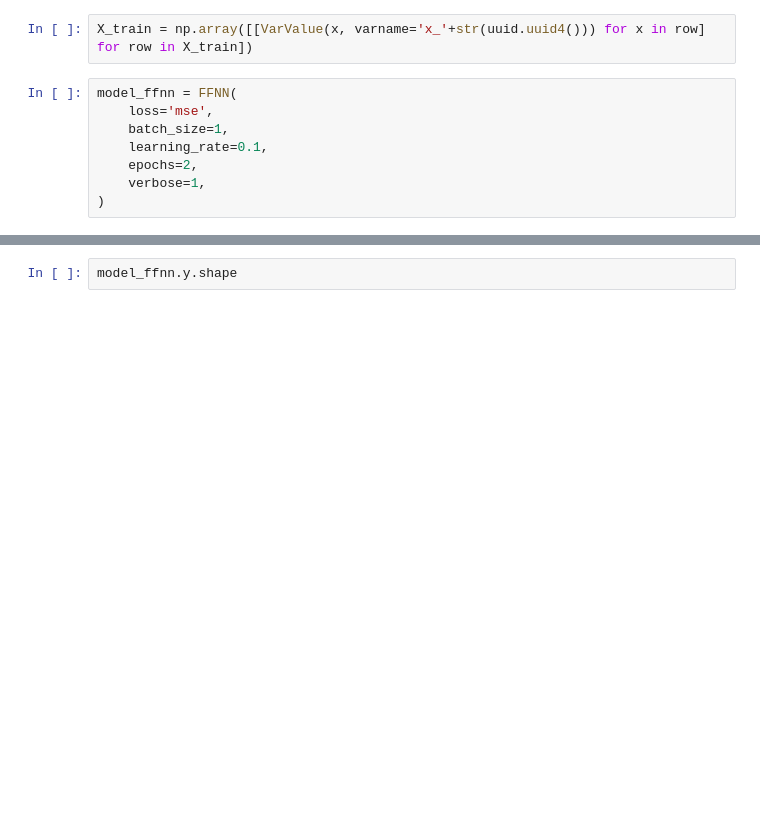
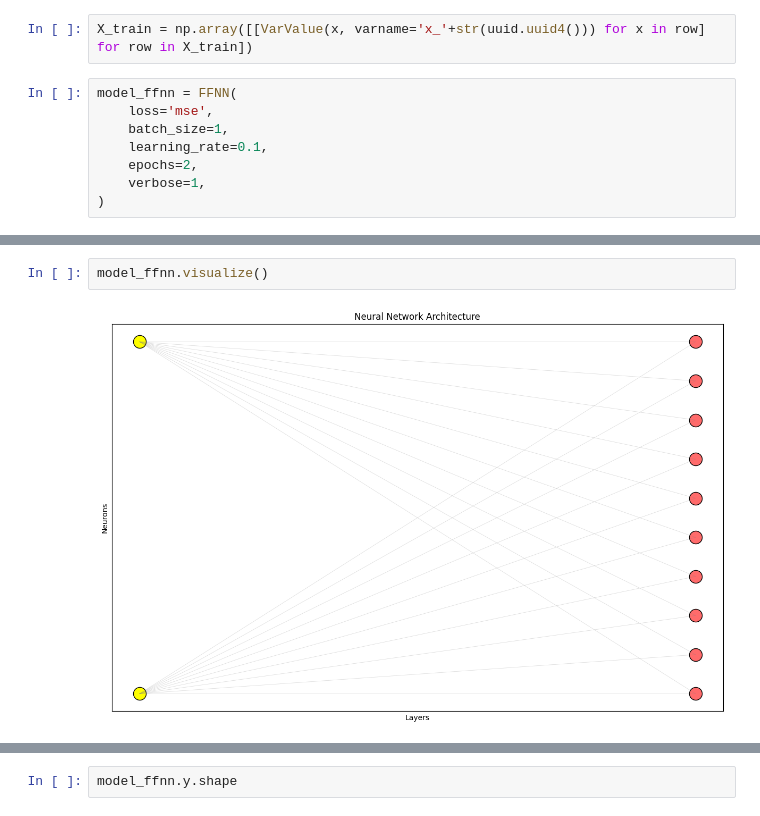
Before and after one commit to evelynnn04/ML-Tubes1-K33, a Jupyter notebook: FFNN_Autodiff.ipynb, the cells around one changed output, grey strips where cells are left out. Drawn from its saved outputs; the diff is of its cells as text; blank space fills up the shorter version.

```diff
--- a/FFNN_Autodiff.ipynb
+++ b/FFNN_Autodiff.ipynb
@@ -520,3 +500,7 @@ Dur Global 46.79234743118286
+# %%
+model_ffnn.visualize()
+# %% [output]
+[figure, added]
 # %%
 for layer in model_ffnn.layers:
     print("=====Layer======")
```
Also changed, not shown: parts of 13 cells of this notebook.
